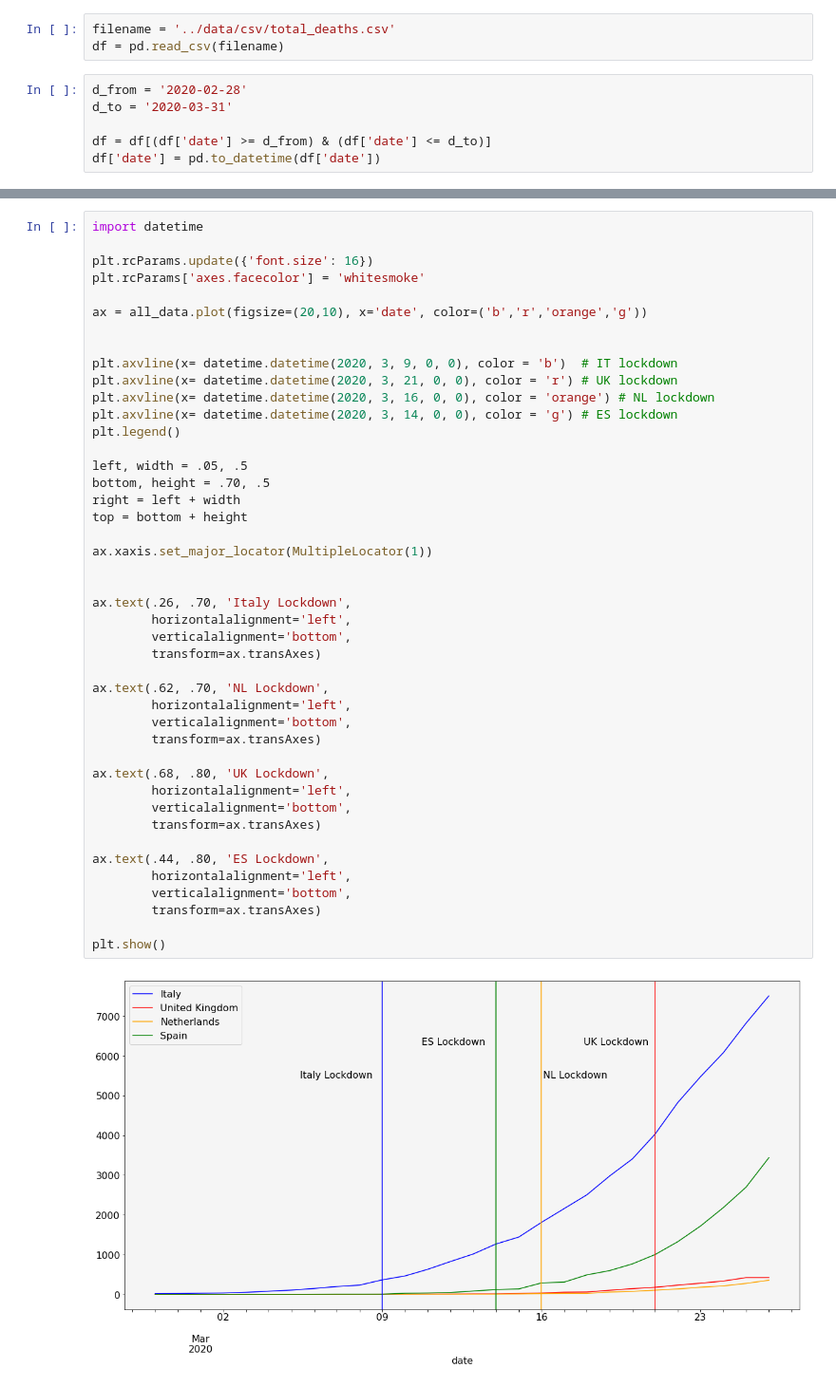
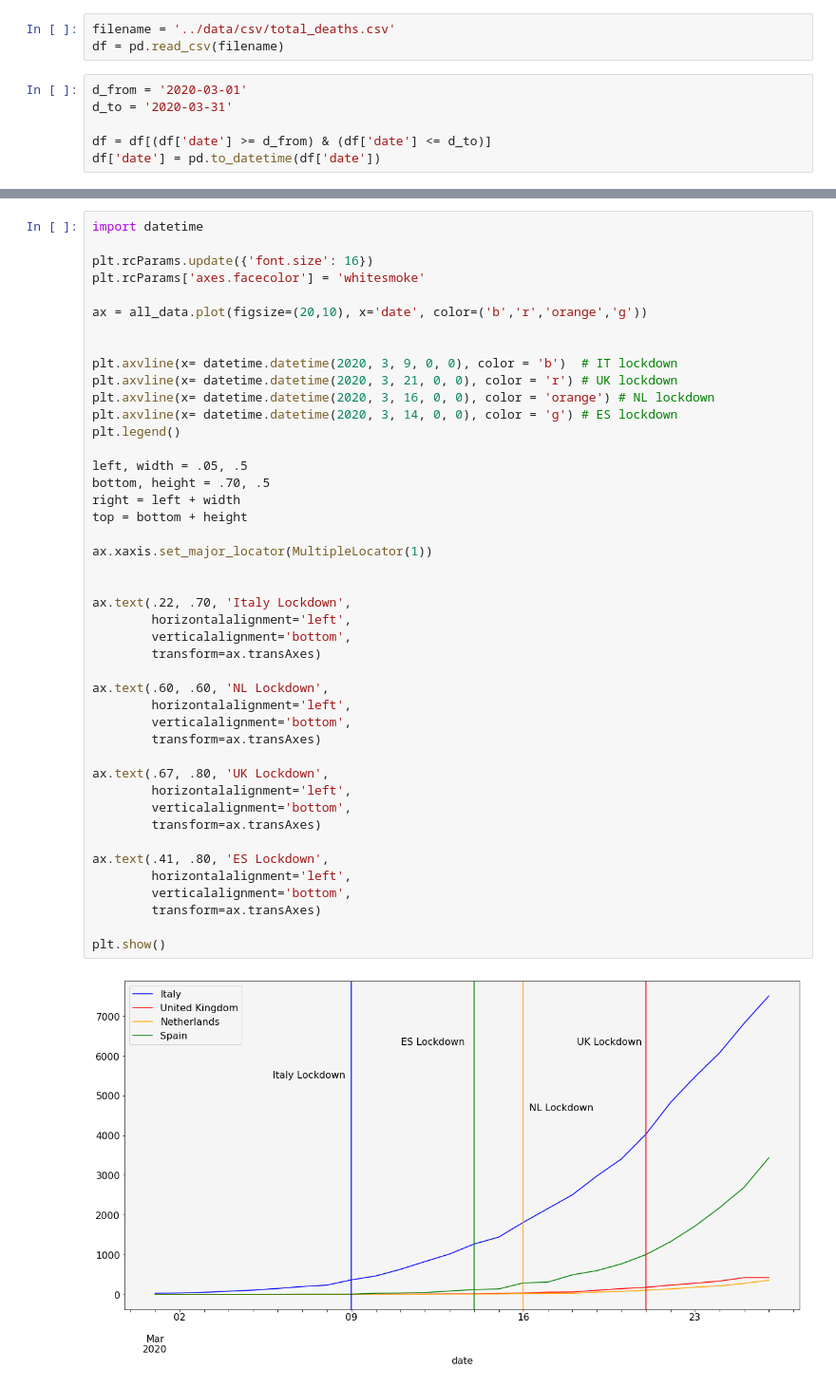
Before and after one commit to gcatanese/Corona-Virus-WHO-Data, a Jupyter notebook: jupyter/total_deaths_plotting.ipynb, the cells around one changed output, grey strips where cells are left out. Shown: that part at 95% size. Saved outputs shown, nothing was run; the diff lists cells and outputs as text.

```diff
--- a/jupyter/total_deaths_plotting.ipynb
+++ b/jupyter/total_deaths_plotting.ipynb
@@ -5,7 +5,7 @@ import matplotlib.pyplot as plt
 filename = '../data/csv/total_deaths.csv'
 df = pd.read_csv(filename)
 # %%
-d_from = '2020-02-28'
+d_from = '2020-03-01'
 d_to = '2020-03-31'
 
 df = df[(df['date'] >= d_from) & (df['date'] <= d_to)]
@@ -45,35 +45,35 @@ plt.axvline(x= datetime.datetime(2020, 3, 21, 0, 0), color = 'r') # UK lockdown
 plt.axvline(x= datetime.datetime(2020, 3, 16, 0, 0), color = 'orange') # NL lockdown
 plt.axvline(x= datetime.datetime(2020, 3, 14, 0, 0), color = 'g') # ES lockdown
 plt.legend()
 
 left, width = .05, .5
 bottom, height = .70, .5
 right = left + width
 top = bottom + height
 
 ax.xaxis.set_major_locator(MultipleLocator(1))
 
 
-ax.text(.26, .70, 'Italy Lockdown',
+ax.text(.22, .70, 'Italy Lockdown',
         horizontalalignment='left',
         verticalalignment='bottom',
         transform=ax.transAxes)
 
-ax.text(.62, .70, 'NL Lockdown',
+ax.text(.60, .60, 'NL Lockdown',
         horizontalalignment='left',
         verticalalignment='bottom',
         transform=ax.transAxes)
 
-ax.text(.68, .80, 'UK Lockdown',
+ax.text(.67, .80, 'UK Lockdown',
         horizontalalignment='left',
         verticalalignment='bottom',
         transform=ax.transAxes)
 
-ax.text(.44, .80, 'ES Lockdown',
+ax.text(.41, .80, 'ES Lockdown',
         horizontalalignment='left',
         verticalalignment='bottom',
         transform=ax.transAxes)
 
 plt.show()
 # %% [output]
-[figure, old version]
+[figure, new version]
```
Also changed, not shown: parts of 3 cells of this notebook, 1 other file.
